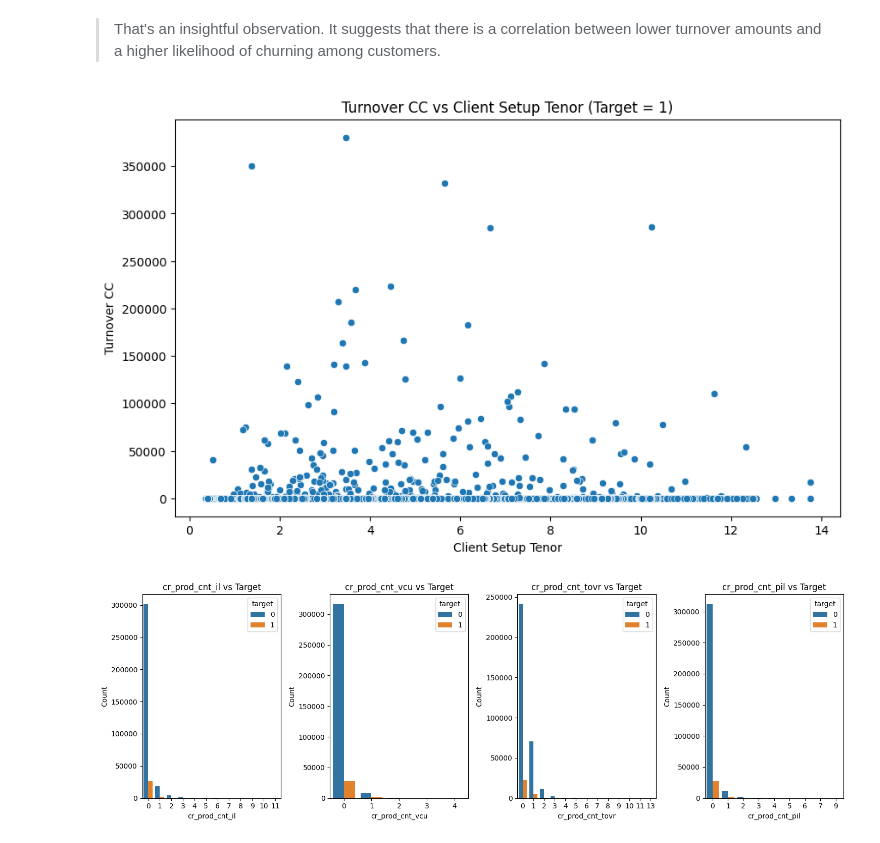
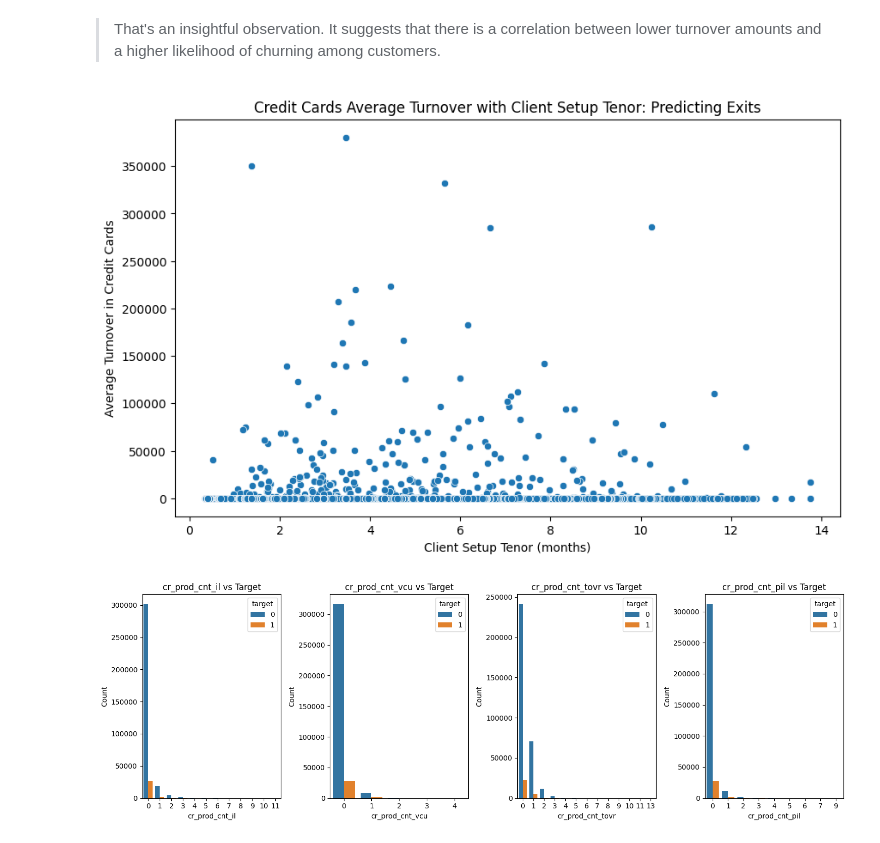
Before and after one commit to BDM3014ProjectWinter2024/BankChurnPrediction, a Jupyter notebook: data_visualization.ipynb, the cells around one changed output. Cells and saved outputs as stored; diff of their text form; code cells hidden in the pictures.

```diff
--- a/data_visualization.ipynb
+++ b/data_visualization.ipynb
@@ -349,16 +353,16 @@ plt.show()
 # %%
 # Filter the DataFrame where target is 1 and turnover_cc is less than 400,000
 df_filtered = df[(df['target'] == 1) & (df['turnover_cc'] < 400000)]
 
 # Create a scatter plot for turnover_cc and client_setup_tenor, colored by target (target = 1)
 plt.figure(figsize=(10, 6))
 sns.scatterplot(x='clnt_setup_tenor', y='turnover_cc', data=df_filtered)
-plt.title('Turnover CC vs Client Setup Tenor (Target = 1)')
-plt.xlabel('Client Setup Tenor')
-plt.ylabel('Turnover CC')
+plt.title('Credit Cards Average Turnover with Client Setup Tenor: Predicting Exits')
+plt.xlabel('Client Setup Tenor (months)')
+plt.ylabel('Average Turnover in Credit Cards')
 plt.show()
 # %% [output]
-[figure, old version]
+[figure, new version]
 # %%
 # Define the columns to visualize
 columns = ['cr_prod_cnt_il', 'cr_prod_cnt_vcu', 'cr_prod_cnt_tovr', 'cr_prod_cnt_pil']
```
Also changed, not shown: parts of 10 cells of this notebook, 1 other file.
